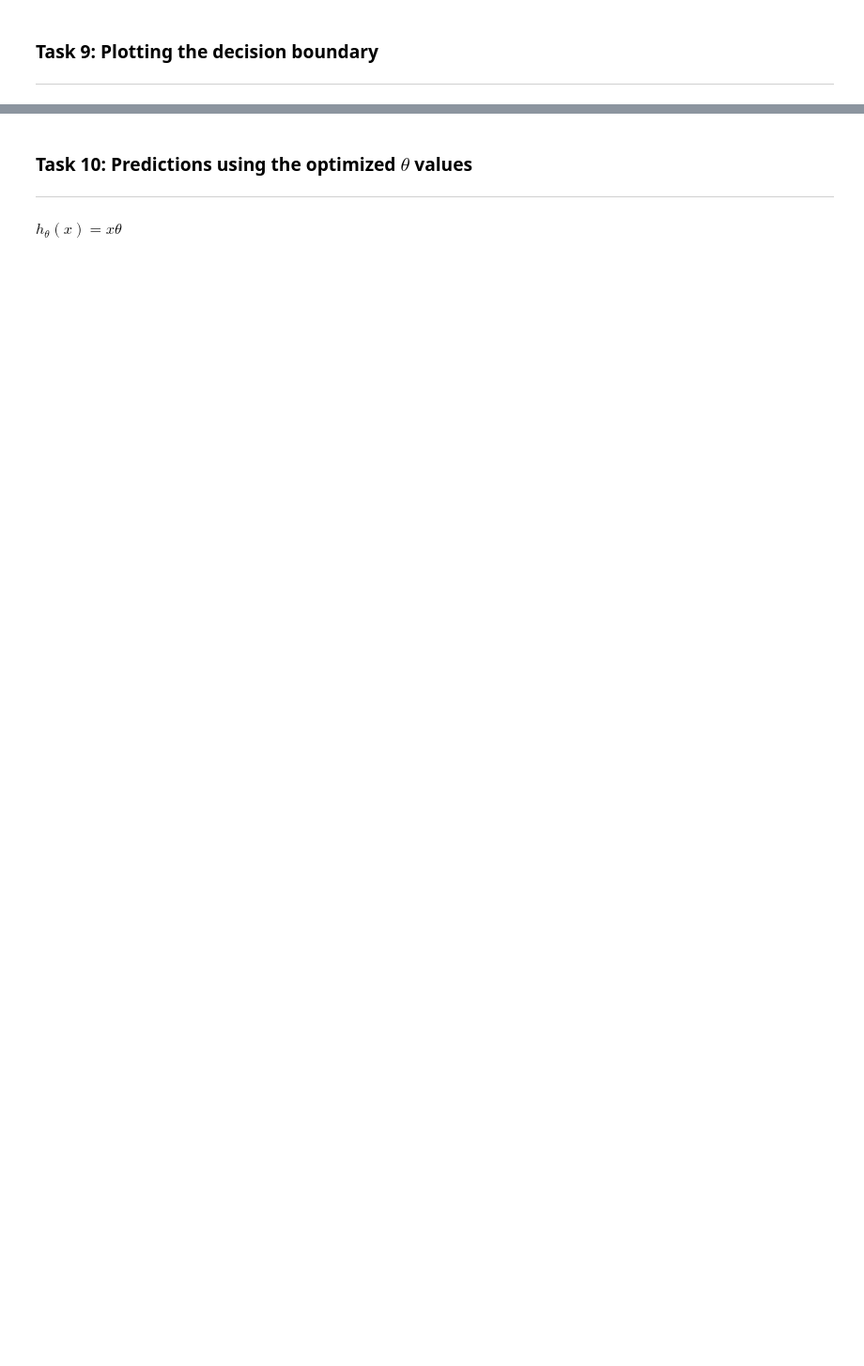
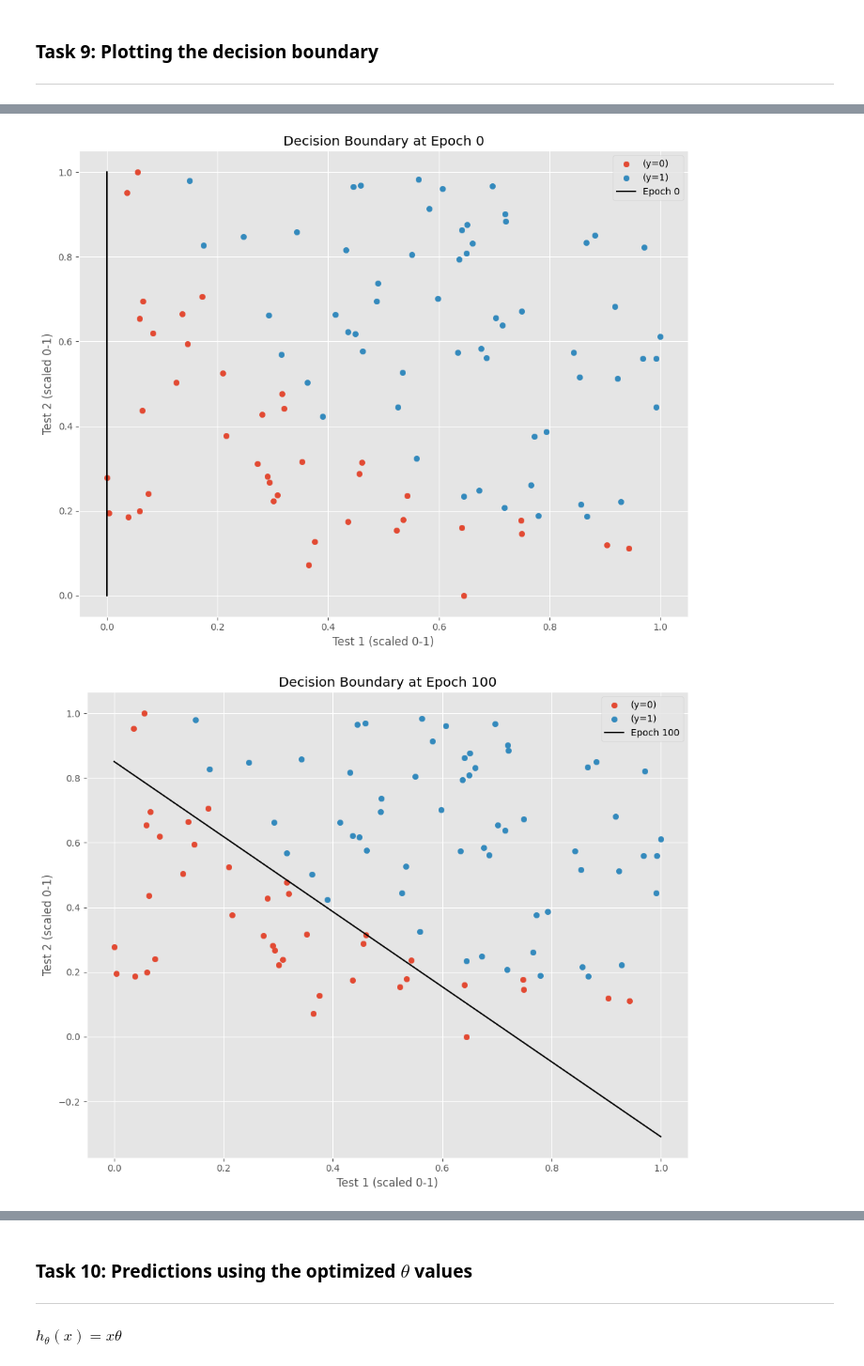
Before and after one commit to suryatejabatchu08/Machine-Learning-Lab, a Jupyter notebook: Lab4_AP23110010549.ipynb, the cells around one changed output, grey strips where cells are left out. Shown at 94% size. Drawn from its saved outputs; the diff is of its cells as text; code cells hidden in the pictures; blank space fills up the shorter version.

```diff
--- a/Lab4_AP23110010549.ipynb
+++ b/Lab4_AP23110010549.ipynb
@@ -107,5 +134,6 @@ $$ \frac{\partial J(\theta)}{\partial \theta_j} = \frac{1}{m} \sum_{i=1}^{m} (h_
 # %%
-def log_loss(p,y):
-  eps = 1e-12
-  p = np.clip(p, eps, 1-eps)
-  return -np.mean(y*np.log(p) + (1-y)*np.log(1-p))
+# Binary Cross Entropy Loss
+def cost_function(y,p):
+  m = len(y)
+  eps = 1e-9  # to avoid log(0)
+  return -(1/m)*np.sum(y * np.log(p + eps) + (1 - y) * np.log(1 - p + eps))
@@ -147,0 +321,37 @@ $ x_3 = \frac{-(\theta_1+\theta_2x_2)}{\theta_3}$
+# %%
+def boundary_points(w, b, x1_min=0.0, x1_max=1.0, num=200):
+    x1 = np.linspace(x1_min, x1_max, num=num)
+    if abs(w[1]) < 1e-12:  # avoid divide by zero
+        x1_line = np.full_like(x1, -b/(w[0] if abs(w[0])>1e-12 else 1e-12))
+        x2_line = np.linspace(0.0, 1.0, num=num)
+        return x1_line, x2_line
+    x2 = -(w[0]*x1 + b) / w[1]
+    return x1, x2
+# %%
+# Plot decision boundary for a few selected epochs and the last epoch
+selected_epochs = [0, 100, 500, 1000, 1500, 1999, 3000, 3999, 4999] # Select some epochs to visualize
+
+for epoch in selected_epochs:
+    plt.figure(figsize=(10, 8))
+    plt.scatter(X[y==0,0], X[y==0,1], label='(y=0)')
+    plt.scatter(X[y==1,0], X[y==1,1], label='(y=1)')
+
+    # Get w and b for the selected epoch from hist_df
+    epoch_data = losses[losses['epoch'] == epoch].iloc[0]
+    w_epoch = np.array([epoch_data['w1'], epoch_data['w2']])
+    b_epoch = epoch_data['b']
+
+    # Get boundary points
+    x1_boundary, x2_boundary = boundary_points(w_epoch, b_epoch, x1_min=X[:,0].min(), x1_max=X[:,0].max())
+
+    plt.plot(x1_boundary, x2_boundary, "k-", label=f'Epoch {epoch}')
+
+    plt.xlabel('Test 1 (scaled 0-1)')
+    plt.ylabel('Test 2 (scaled 0-1)')
+    plt.title(f'Decision Boundary at Epoch {epoch}')
+    plt.legend()
+    plt.tight_layout()
+    plt.show()
+# %% [output]
+[figure, added]
+[figure, added]
```
Also changed, not shown: parts of 20 cells of this notebook.
